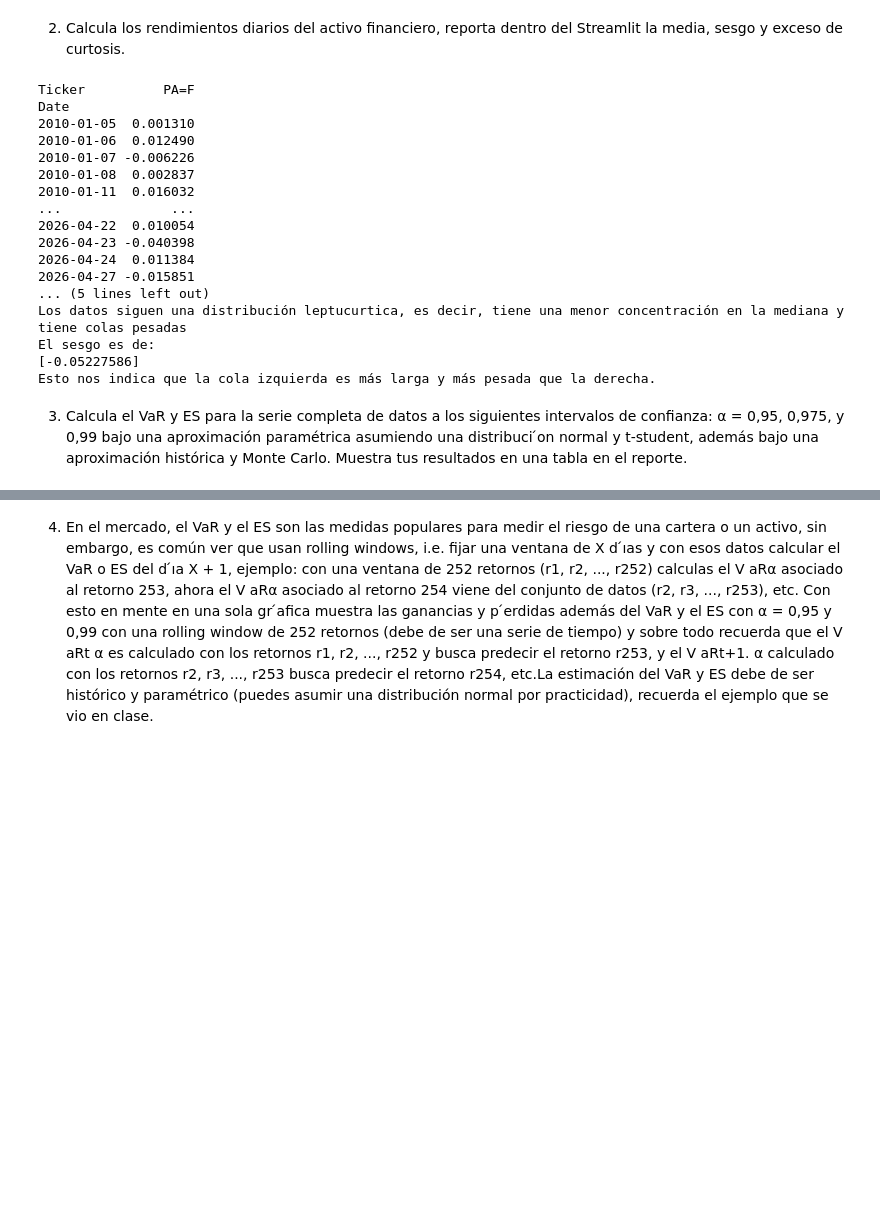
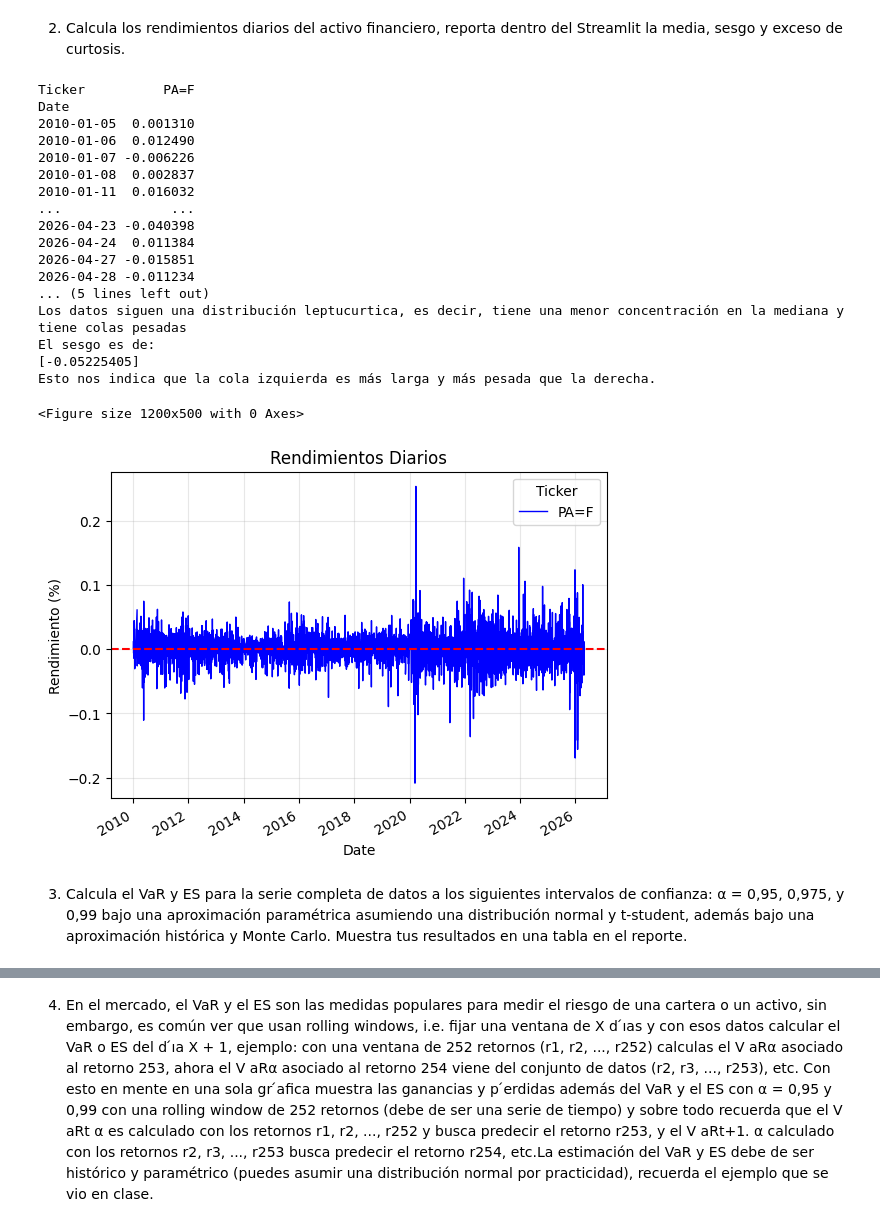
Before and after one commit to naveed-068/MCF-2026-02, a Jupyter notebook: Proyecto1_Notebook.ipynb, the cells around one changed output, grey strips where cells are left out. Cells and saved outputs as stored; diff of their text form; code cells hidden in the pictures; blank space fills up the shorter version.

```diff
--- a/Proyecto1_Notebook.ipynb
+++ b/Proyecto1_Notebook.ipynb
@@ -84,34 +84,47 @@ if k == 3:
 from Funciones_Creadas import sesgo
 s = sesgo(rendimientos_diarios)
 print("El sesgo es de:")
 print(s)
 
 #Analisis del Sesgo
 if s > 0:
     print("Esto nos indica que la cola derecha es más larga y más pesada que "
           "la izquierda.")
 if s < 0:
     print("Esto nos indica que la cola izquierda es más larga y más pesada que "
           "la derecha.")
 if s == 0:
     print("Los datos no tienden a inclinarse ni a la derecha ni a la izquierda")
+
+#Teniendo los datos anteriores, vamos a graficar los rendimientos.
+import matplotlib.pyplot as plt
+
+plt.figure(figsize=(12, 5))
+rendimientos_diarios.plot(color='blue', linewidth=1)
+plt.axhline(y=0, color='red', linestyle='--')
+plt.title('Rendimientos Diarios')
+plt.ylabel('Rendimiento (%)')
+plt.grid(True, alpha=0.3)
+plt.show()
 # %% [output]
 Ticker          PA=F
 Date
 2010-01-05  0.001310
 2010-01-06  0.012490
 2010-01-07 -0.006226
 2010-01-08  0.002837
 2010-01-11  0.016032
 ...              ...
-2026-04-22  0.010054
 2026-04-23 -0.040398
 2026-04-24  0.011384
 2026-04-27 -0.015851
+2026-04-28 -0.011234
 ... (5 lines left out)
 Los datos siguen una distribución leptucurtica, es decir, tiene una menor concentración en la mediana y tiene colas pesadas
 El sesgo es de:
-[-0.05227586]
+[-0.05225405]
 Esto nos indica que la cola izquierda es más larga y más pesada que la derecha.
+<Figure size 1200x500 with 0 Axes>
+[figure, added]
 # %% [markdown]
-3. Calcula el VaR y ES para la serie completa de datos a los siguientes intervalos de confianza: α = 0,95, 0,975, y 0,99 bajo una aproximación paramétrica asumiendo una distribuci ́on normal y t-student, además bajo una aproximación histórica y Monte Carlo. Muestra tus resultados en una tabla en el reporte.
+3. Calcula el VaR y ES para la serie completa de datos a los siguientes intervalos de confianza: α = 0,95, 0,975, y 0,99 bajo una aproximación paramétrica asumiendo una distribución normal y t-student, además bajo una aproximación histórica y Monte Carlo. Muestra tus resultados en una tabla en el reporte.
```
Also changed, not shown: parts of 5 cells of this notebook.
